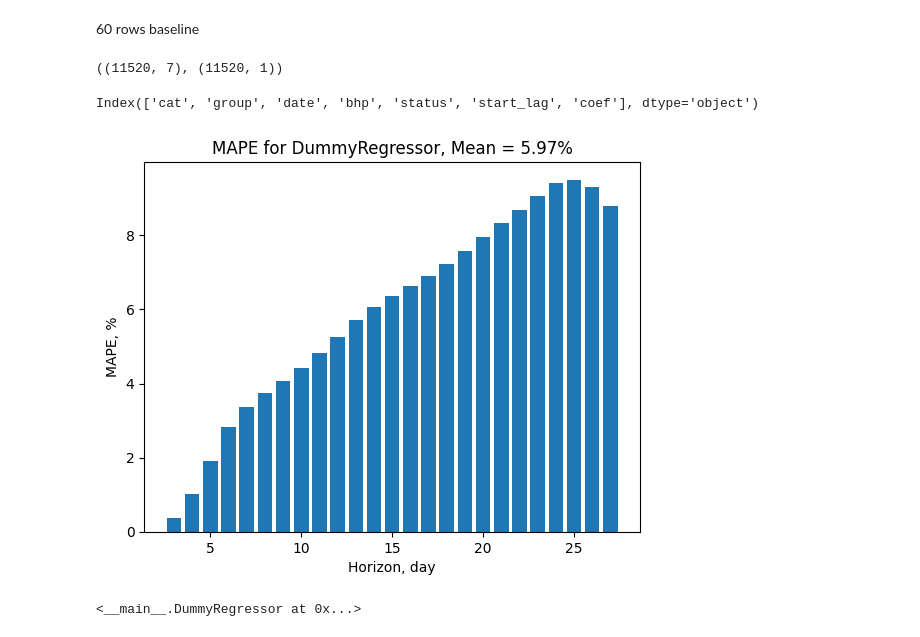
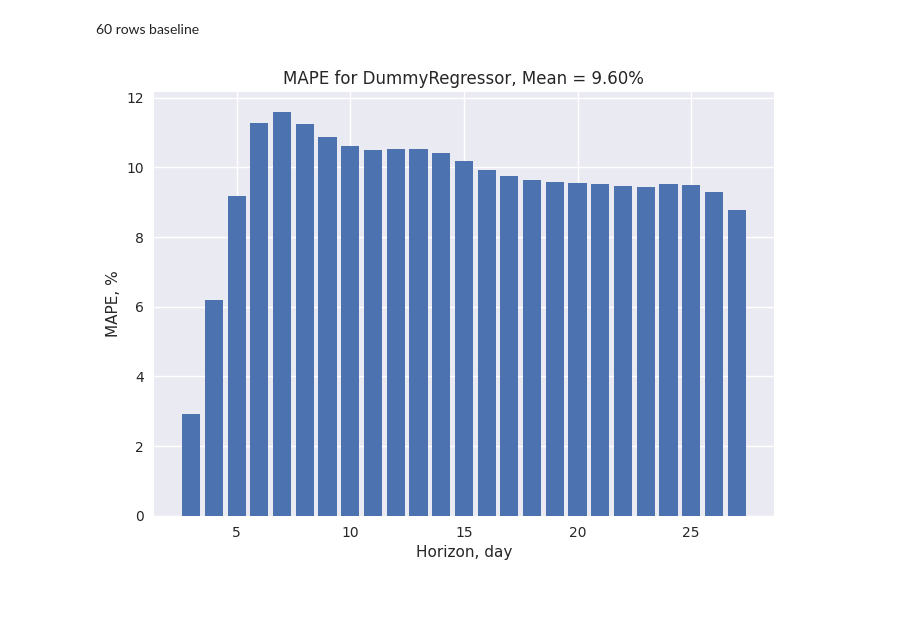
Before and after one commit to zeinovich/aramco-solution, a Jupyter notebook: notebooks/1905-zeinovich-baseline.ipynb, the cells around one changed output. Cells and saved outputs as stored; diff of their text form; code cells hidden in the pictures; blank space fills up the shorter version.

Commit message:
error analysis

```diff
--- a/notebooks/1905-zeinovich-baseline.ipynb
+++ b/notebooks/1905-zeinovich-baseline.ipynb
@@ -3,6 +3,9 @@ import pandas as pd
 import numpy as np
 import matplotlib.pyplot as plt
 import seaborn as sns
+from sklearn.metrics import mean_absolute_percentage_error
+
+plt.style.use('seaborn-v0_8')
 # %%
 data = pd.read_csv('../data/data.csv')
 data = data.fillna(0)
@@ -71,20 +94,5 @@ baseline = p_data[p_data.is_base].drop('is_base', axis=1).sort_values('date')
 # %% [markdown]
 60 rows baseline
-# %%
-from sklearn.model_selection import TimeSeriesSplit
-
-tscv = TimeSeriesSplit(n_splits=5)
-
-X = not_baseline.drop(['oil', 'water', 'liquid'], axis=1)
-y = not_baseline[['oil']]
-
-X.shape, y.shape
-# %% [output]
-((11520, 7), (11520, 1))
-# %%
-X.columns
-# %% [output]
-Index(['cat', 'group', 'date', 'bhp', 'status', 'start_lag', 'coef'], dtype='object')
 # %%
 # regressor that returns baseline values
 class DummyRegressor():
@@ -95,12 +103,8 @@ class DummyRegressor():
         pass
 
     def predict(self, X: pd.DataFrame):
-        preds = []
-        for idx in X.index:
-            cat, date  = X.loc[idx, ['cat', 'date']]
-            base_oil = baseline[(baseline.cat == cat) & (baseline.date == date)].oil
-            preds.append(base_oil.values[0])
-
+        preds = pd.merge(X, self.baseline, on=['cat', 'date'], how='left', suffixes=('', '_base'))
+        preds = preds['oil_base'].values
         return np.array(preds)
 # %%
 def train_fn(data, model, horizon):
@@ -108,8 +112,9 @@ def train_fn(data, model, horizon):
     test = data[(data.date >= horizon) & (data.date < horizon + 3)]
 
     model.fit(X=train.drop(['oil', 'water', 'liquid'], axis=1), y=train.oil)
-    y_pred = model.predict(test.drop(['oil', 'water', 'liquid'], axis=1))
-    return mean_absolute_percentage_error(test.oil, y_pred) * 100
+    afterI3 = test[test.date >= test.start_lag]
+    y_pred = model.predict(afterI3)
+    return mean_absolute_percentage_error(afterI3.oil, y_pred) * 100
 
 def train_model(data, model, stride=1):
     mapes = [train_fn(data, model, i) for i in range(2, 27, stride)]
@@ -123,9 +128,6 @@ def train_model(data, model, stride=1):
 # %%
 dr = DummyRegressor(baseline=baseline)
 
-from sklearn.metrics import mean_absolute_percentage_error
-
-train_model(not_baseline, dr, stride=1)
+mapes = train_model(not_baseline, dr, stride=1)
 # %% [output]
-[figure, old version]
+[figure, new version]
-<__main__.DummyRegressor at 0x...>
```
Also changed, not shown: parts of 6 cells of this notebook, 3 other files.
